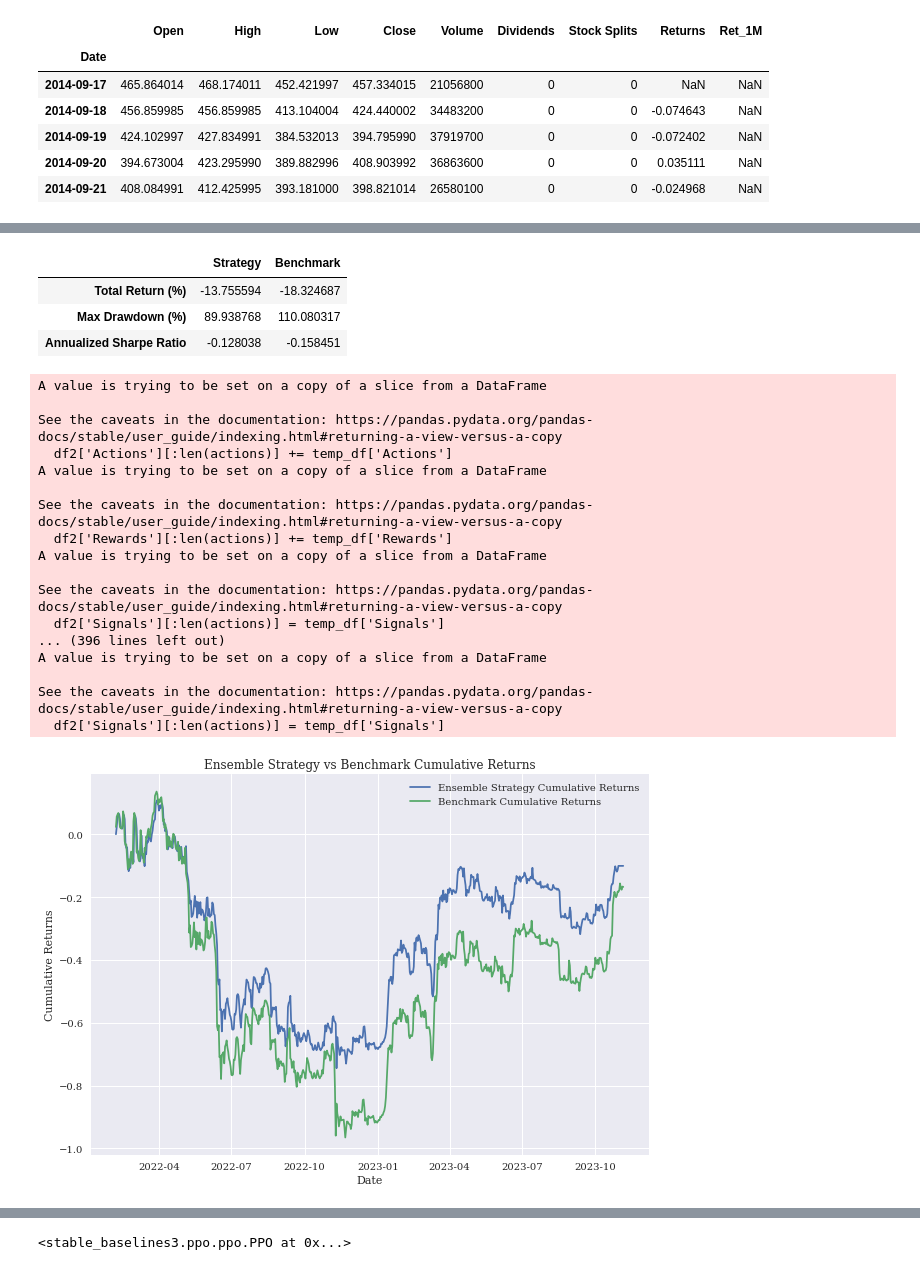
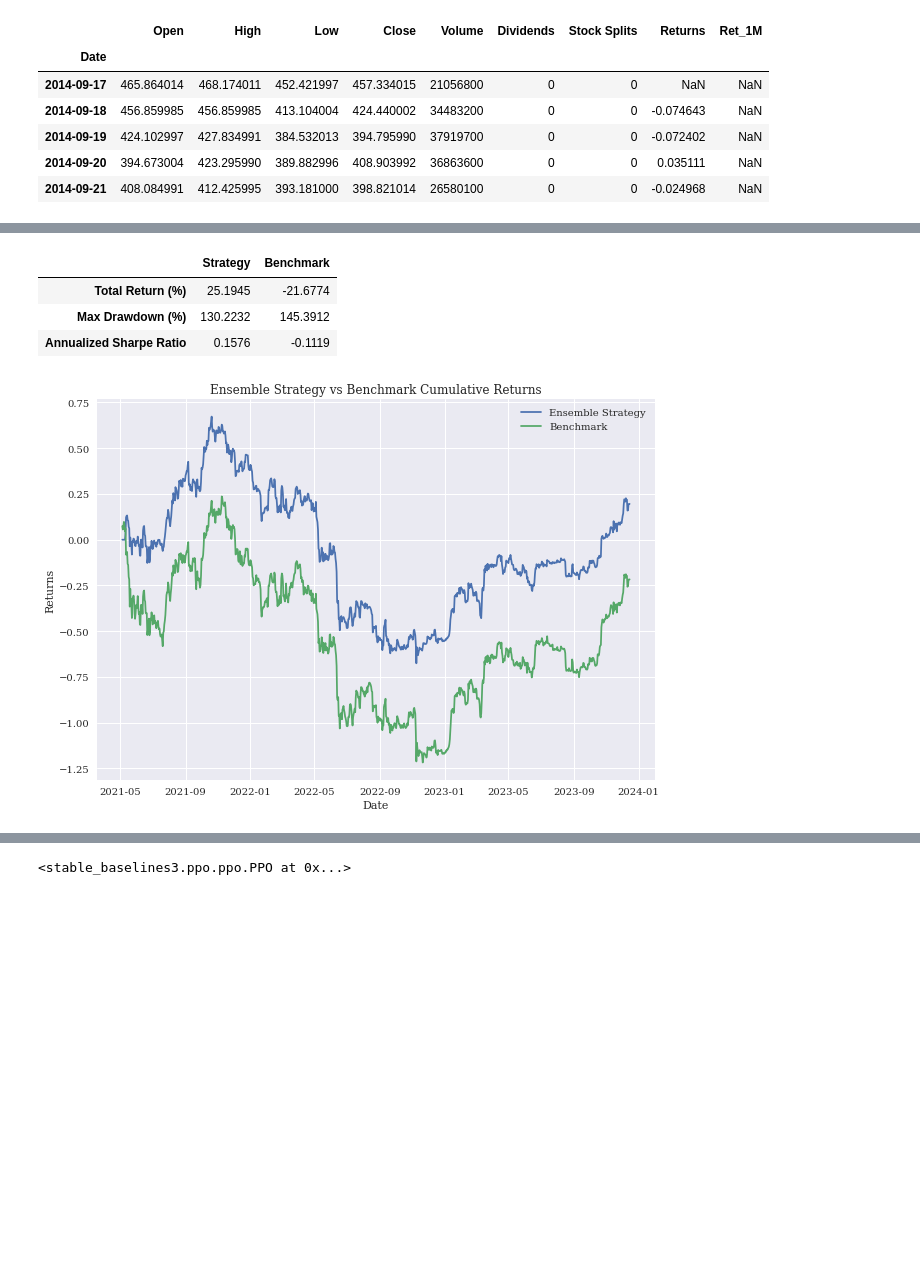
Before and after one commit to fabioquintao/Projeto-BI-Master, a Jupyter notebook: RL_for _trading.ipynb, the cells around one changed output, grey strips where cells are left out. Cells and saved outputs as stored; diff of their text form; code cells hidden in the pictures; blank space fills up the shorter version.

```diff
--- a/RL_for _trading.ipynb
+++ b/RL_for _trading.ipynb
@@ -264,8 +264,8 @@ class Finance(gym.Env):
 features = X.columns.tolist()
 
 a = 0
-b = 2500
-c = 638
+b = int(0.7 * len(X))
+c = len(X) - b
 
 # Initialize learn_env
 learn_env = Finance(data=X.iloc[a:a+b], features=features, window=10, lags=6,
@@ -344,27 +394,4 @@ Wrapping the env in a DummyVecEnv.
 # %%
-import pandas as pd
-import numpy as np
-
-def backtest_strategy(env, model):
-    obs = env.reset()
-    done = False
-    actions = []
-    rewards_list = []
-
-    while not done:
-        action, _states = model.predict(obs)
-        actions.append(action)
-        obs, reward, done, info = env.step(action)
-        rewards_list.append(reward)
-
-    df = env.data.copy()
-    df = df.iloc[:len(actions)]
-    df['Actions'] = actions
-    df['Rewards'] = rewards_list
-    df['Strategy_Returns'] = df['Actions'] * df['Returns'].shift(1).fillna(0)
-
-    return df
-
 def calculate_metrics(df):
     # Metrics for Strategy
     total_return = (df['Strategy_Returns'].sum() + 1) * 100 - 100
@@ -377,9 +404,3 @@ def calculate_metrics(df):
     benchmark_annualized_sharpe_ratio = df['Returns'].mean() / df['Returns'].std() * np.sqrt(252)
 
     return (total_return, max_drawdown, annualized_sharpe_ratio), (benchmark_total_return, benchmark_max_drawdown, benchmark_annualized_sharpe_ratio)
-
-# Run backtest_strategy to get df
-df = backtest_strategy(valid_env, model)
-
-# Calculate metrics for strategy and benchmark
-strategy_metrics, benchmark_metrics = calculate_metrics(df)
@@ -423,17 +413,13 @@ plt.show()
 # %%
-# Calculate mean metrics
-mean_strategy_metrics = all_strategy_metrics.mean(axis=0)
-mean_benchmark_metrics = benchmark_metrics
-
 # Create a DataFrame to display the metrics
 metrics_df = pd.DataFrame(index=['Total Return (%)', 'Max Drawdown (%)', 'Annualized Sharpe Ratio'])
-metrics_df['Strategy'] = mean_strategy_metrics
+metrics_df['Strategy'] = strategy_metrics
 metrics_df['Benchmark'] = benchmark_metrics
 
 # Display the DataFrame
-metrics_df
+metrics_df.round(4)
 # %% [output]
 |  | Strategy | Benchmark |
-| Total Return (%) | -13.755594 | -18.324687 |
-| Max Drawdown (%) | 89.938768 | 110.080317 |
-| Annualized Sharpe Ratio | -0.128038 | -0.158451 |
+| Total Return (%) | 25.1945 | -21.6774 |
+| Max Drawdown (%) | 130.2232 | 145.3912 |
+| Annualized Sharpe Ratio | 0.1576 | -0.1119 |
@@ -488,39 +426,22 @@ def backtest_strategy_ensemble(env, model, num_runs=100):
 # %%
-# Backtest the ensemble strategy
-results = backtest_strategy_ensemble(valid_env, model)
+# Backtest the strategy
+results = backtest_strategy(valid_env, model)
 
 # Calculate cumulative returns
 strategy_cumulative_returns = results['Strategy_Returns'].cumsum()
 benchmark_cumulative_returns = results['Returns'].cumsum()
 
 # Plot the results
 plt.figure(figsize=(10, 7))
-plt.plot(strategy_cumulative_returns, label='Ensemble Strategy Cumulative Returns')
-plt.plot(benchmark_cumulative_returns, label='Benchmark Cumulative Returns')
+plt.plot(strategy_cumulative_returns, label='Ensemble Strategy')
+plt.plot(benchmark_cumulative_returns, label='Benchmark')
 plt.xlabel('Date')
-plt.ylabel('Cumulative Returns')
+plt.ylabel('Returns')
 plt.title('Ensemble Strategy vs Benchmark Cumulative Returns')
 plt.legend()
 plt.grid(True)
 plt.show()
 # %% [output]
-A value is trying to be set on a copy of a slice from a DataFrame
-
-See the caveats in the documentation: https://pandas.pydata.org/pandas-docs/stable/user_guide/indexing.html#returning-a-view-versus-a-copy
-  df2['Actions'][:len(actions)] += temp_df['Actions']
-A value is trying to be set on a copy of a slice from a DataFrame
-
-See the caveats in the documentation: https://pandas.pydata.org/pandas-docs/stable/user_guide/indexing.html#returning-a-view-versus-a-copy
-  df2['Rewards'][:len(actions)] += temp_df['Rewards']
-A value is trying to be set on a copy of a slice from a DataFrame
-
-See the caveats in the documentation: https://pandas.pydata.org/pandas-docs/stable/user_guide/indexing.html#returning-a-view-versus-a-copy
-  df2['Signals'][:len(actions)] = temp_df['Signals']
-... (396 lines left out)
-A value is trying to be set on a copy of a slice from a DataFrame
-
-See the caveats in the documentation: https://pandas.pydata.org/pandas-docs/stable/user_guide/indexing.html#returning-a-view-versus-a-copy
-  df2['Signals'][:len(actions)] = temp_df['Signals']
-[figure, old version]
+[figure, new version]
 # %%
 def evaluate_model(model, env, num_episodes=10):
```
Also changed, not shown: parts of 21 cells of this notebook.
